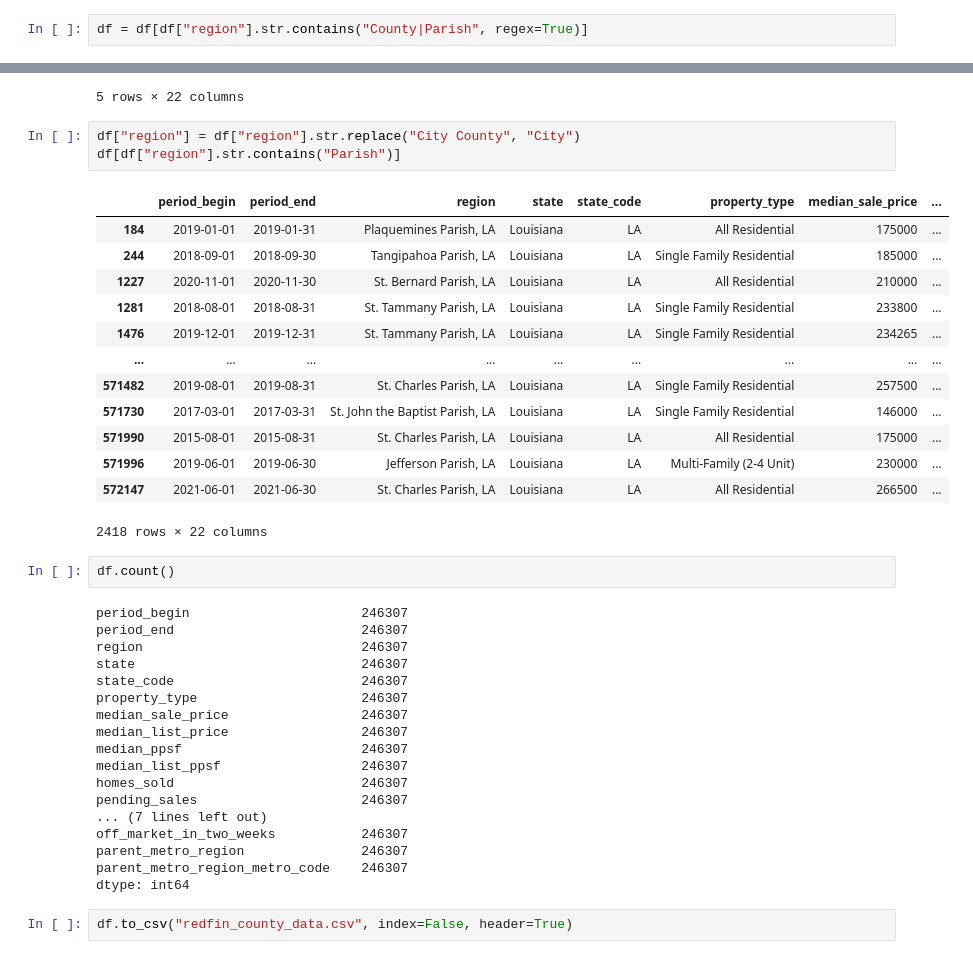
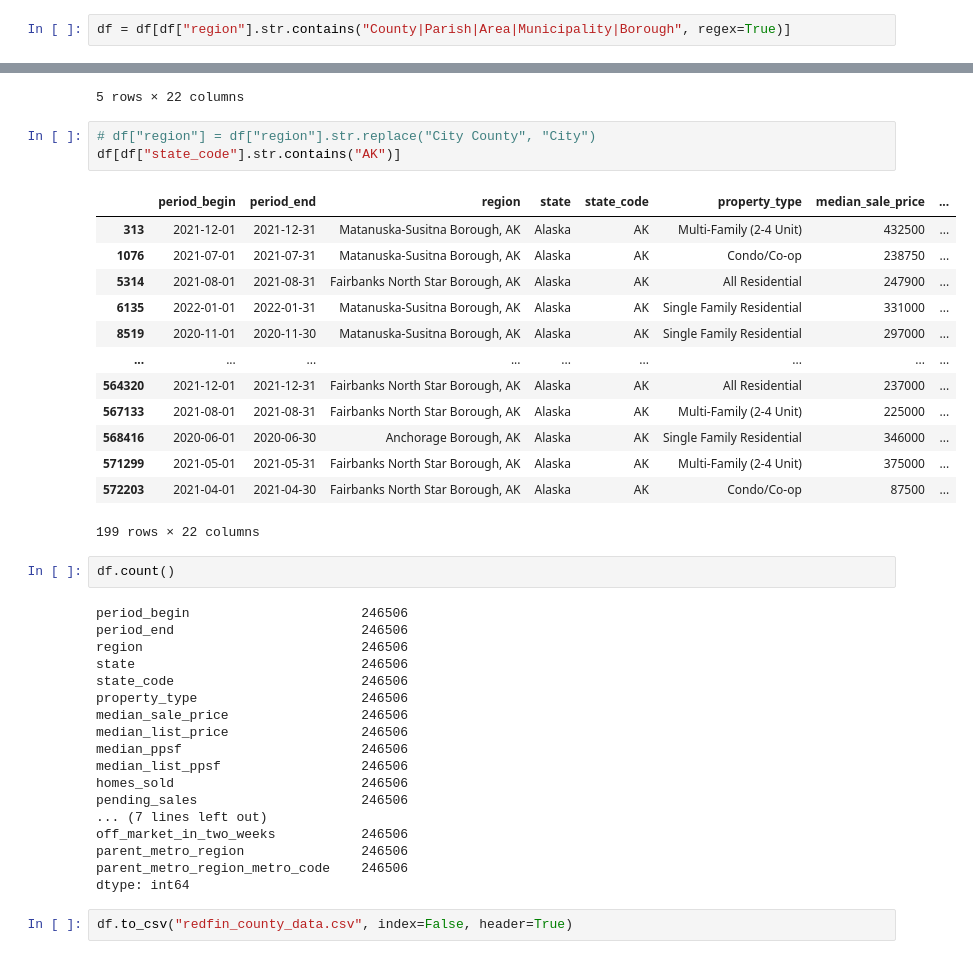
Before and after one commit to Shawn-Varghese/project_2, a Jupyter notebook: redfin_data.ipynb, the cells around one changed output, grey strips where cells are left out. Drawn from its saved outputs; the diff is of its cells as text.

Commit message:
Sorry, Alaska

```diff
--- a/redfin_data.ipynb
+++ b/redfin_data.ipynb
@@ -151,7 +151,7 @@ parent_metro_region                object
 parent_metro_region_metro_code      int64
 dtype: object
 # %%
-df = df[df["region"].str.contains("County|Parish", regex=True)]
+df = df[df["region"].str.contains("County|Parish|Area|Municipality|Borough", regex=True)]
 # %%
 df.head()
 # %% [output]
@@ -163,41 +163,41 @@ df.head()
 | 14 | 2018-05-01 | 2018-05-31 | Meriwether County, GA | Georgia | GA | All Residential | 98750 | ... |
 5 rows × 22 columns
 # %%
-df["region"] = df["region"].str.replace("City County", "City")
-df[df["region"].str.contains("Parish")]
+# df["region"] = df["region"].str.replace("City County", "City")
+df[df["state_code"].str.contains("AK")]
 # %% [output]
 |  | period_begin | period_end | region | state | state_code | property_type | median_sale_price | ... |
-| 184 | 2019-01-01 | 2019-01-31 | Plaquemines Parish, LA | Louisiana | LA | All Residential | 175000 | ... |
-| 244 | 2018-09-01 | 2018-09-30 | Tangipahoa Parish, LA | Louisiana | LA | Single Family Residential | 185000 | ... |
-| 1227 | 2020-11-01 | 2020-11-30 | St. Bernard Parish, LA | Louisiana | LA | All Residential | 210000 | ... |
-| 1281 | 2018-08-01 | 2018-08-31 | St. Tammany Parish, LA | Louisiana | LA | Single Family Residential | 233800 | ... |
-| 1476 | 2019-12-01 | 2019-12-31 | St. Tammany Parish, LA | Louisiana | LA | Single Family Residential | 234265 | ... |
+| 313 | 2021-12-01 | 2021-12-31 | Matanuska-Susitna Borough, AK | Alaska | AK | Multi-Family (2-4 Unit) | 432500 | ... |
+| 1076 | 2021-07-01 | 2021-07-31 | Matanuska-Susitna Borough, AK | Alaska | AK | Condo/Co-op | 238750 | ... |
+| 5314 | 2021-08-01 | 2021-08-31 | Fairbanks North Star Borough, AK | Alaska | AK | All Residential | 247900 | ... |
+| 6135 | 2022-01-01 | 2022-01-31 | Matanuska-Susitna Borough, AK | Alaska | AK | Single Family Residential | 331000 | ... |
+| 8519 | 2020-11-01 | 2020-11-30 | Matanuska-Susitna Borough, AK | Alaska | AK | Single Family Residential | 297000 | ... |
 | ... | ... | ... | ... | ... | ... | ... | ... | ... |
-| 571482 | 2019-08-01 | 2019-08-31 | St. Charles Parish, LA | Louisiana | LA | Single Family Residential | 257500 | ... |
-| 571730 | 2017-03-01 | 2017-03-31 | St. John the Baptist Parish, LA | Louisiana | LA | Single Family Residential | 146000 | ... |
-| 571990 | 2015-08-01 | 2015-08-31 | St. Charles Parish, LA | Louisiana | LA | All Residential | 175000 | ... |
-| 571996 | 2019-06-01 | 2019-06-30 | Jefferson Parish, LA | Louisiana | LA | Multi-Family (2-4 Unit) | 230000 | ... |
-| 572147 | 2021-06-01 | 2021-06-30 | St. Charles Parish, LA | Louisiana | LA | All Residential | 266500 | ... |
+| 564320 | 2021-12-01 | 2021-12-31 | Fairbanks North Star Borough, AK | Alaska | AK | All Residential | 237000 | ... |
+| 567133 | 2021-08-01 | 2021-08-31 | Fairbanks North Star Borough, AK | Alaska | AK | Multi-Family (2-4 Unit) | 225000 | ... |
+| 568416 | 2020-06-01 | 2020-06-30 | Anchorage Borough, AK | Alaska | AK | Single Family Residential | 346000 | ... |
+| 571299 | 2021-05-01 | 2021-05-31 | Fairbanks North Star Borough, AK | Alaska | AK | Multi-Family (2-4 Unit) | 375000 | ... |
+| 572203 | 2021-04-01 | 2021-04-30 | Fairbanks North Star Borough, AK | Alaska | AK | Condo/Co-op | 87500 | ... |
-2418 rows × 22 columns
+199 rows × 22 columns
 # %%
 df.count()
 # %% [output]
-period_begin                      246307
-period_end                        246307
-region                            246307
-state                             246307
-state_code                        246307
-property_type                     246307
-median_sale_price                 246307
-median_list_price                 246307
-median_ppsf                       246307
-median_list_ppsf                  246307
-homes_sold                        246307
-pending_sales                     246307
+period_begin                      246506
+period_end                        246506
+region                            246506
+state                             246506
+state_code                        246506
+property_type                     246506
+median_sale_price                 246506
+median_list_price                 246506
+median_ppsf                       246506
+median_list_ppsf                  246506
+homes_sold                        246506
+pending_sales                     246506
 ... (7 lines left out)
-off_market_in_two_weeks           246307
-parent_metro_region               246307
-parent_metro_region_metro_code    246307
+off_market_in_two_weeks           246506
+parent_metro_region               246506
+parent_metro_region_metro_code    246506
 dtype: int64
 # %%
 df.to_csv("redfin_county_data.csv", index=False, header=True)
```
Also changed, not shown: 1 other file.
